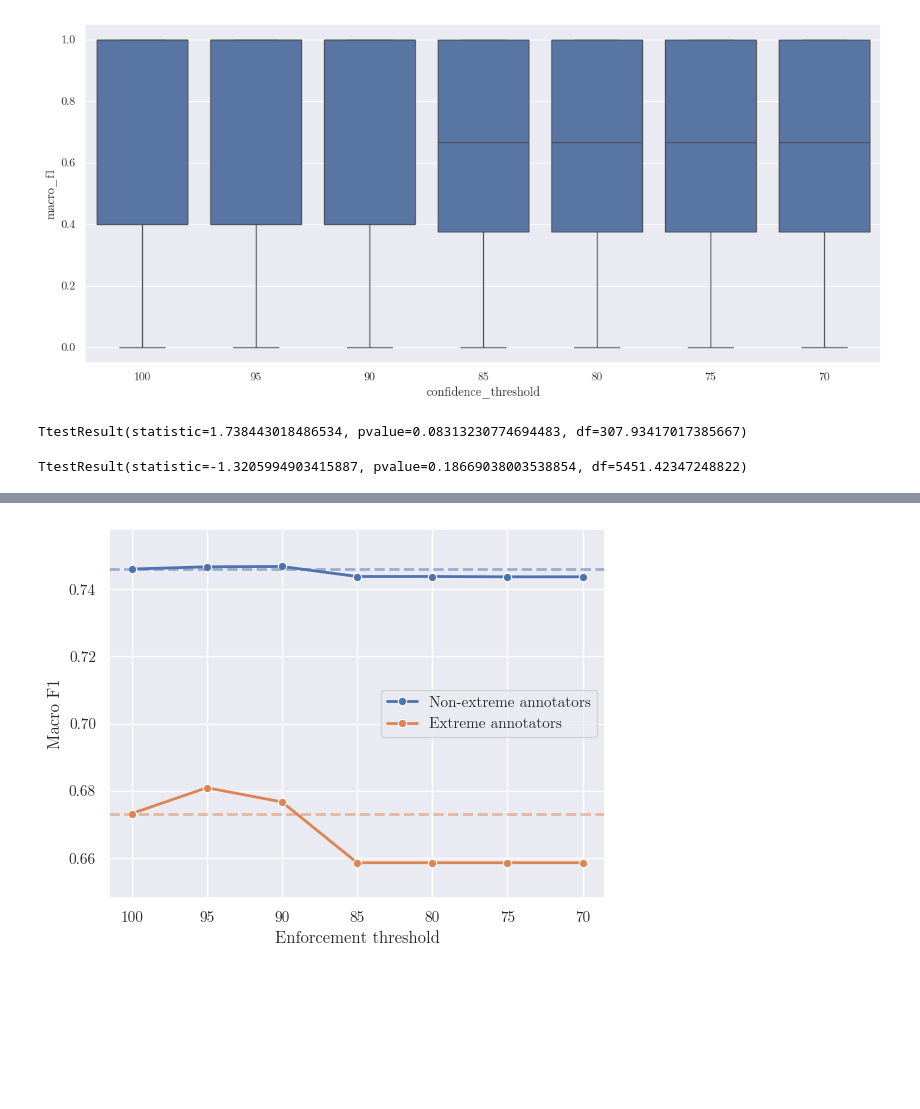
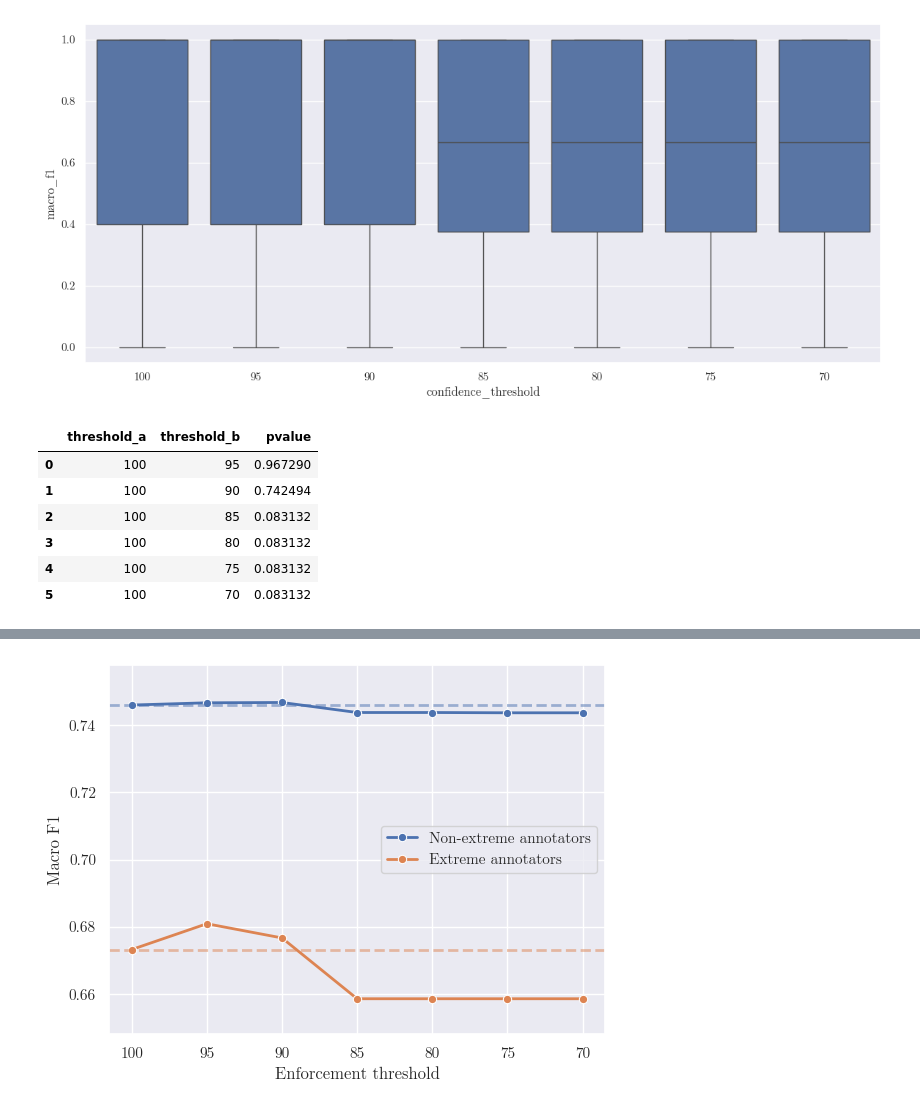
Before and after one commit to MilaNLProc/personal-hate-bounds, a Jupyter notebook: notebooks/evaluate_combined_model.ipynb, the cells around one changed output, grey strips where cells are left out. Saved outputs shown, nothing was run; the diff lists cells and outputs as text; code cells hidden in the pictures; blank space fills up the shorter version.

```diff
--- a/notebooks/evaluate_combined_model.ipynb
+++ b/notebooks/evaluate_combined_model.ipynb
@@ -1170,28 +1166,34 @@ sns.boxplot(
 plt.gca().invert_xaxis()
 # %% [output]
 [figure]
-# %%
-ttest_ind(
-    a=f1_score_statistics_extreme_annotators[
-        f1_score_statistics_extreme_annotators['confidence_threshold'] == 100
-    ]['macro_f1'],
-    b=f1_score_statistics_extreme_annotators[
-        f1_score_statistics_extreme_annotators['confidence_threshold'] == 85
-    ]['macro_f1'],
-    equal_var=False,
-
-)
-# %% [output]
-TtestResult(statistic=1.738443018486534, pvalue=0.08313230774694483, df=307.93417017385667)
-# %%
-ttest_ind(
-    a=f1_score_statistics_nonextreme_annotators[
-        f1_score_statistics_nonextreme_annotators['confidence_threshold'] == 100
-    ]['macro_f1'],
-    b=f1_score_statistics_nonextreme_annotators[
-        f1_score_statistics_nonextreme_annotators['confidence_threshold'] == 85
-    ]['macro_f1'],
-    equal_var=False,
-)
-# %% [output]
-TtestResult(statistic=-1.3205994903415887, pvalue=0.18669038003538854, df=5451.42347248822)
+# %%
+# t-test for difference between means (extreme annotators).
+f1_scores_ttests_extreme_annotators = [
+    {
+        'threshold_a': 100,
+        'threshold_b': ct_to_compare,
+        'pvalue': ttest_ind(
+            a=f1_score_statistics_extreme_annotators[
+                f1_score_statistics_extreme_annotators['confidence_threshold'] == 100
+            ]['macro_f1'],
+            b=f1_score_statistics_extreme_annotators[
+                f1_score_statistics_extreme_annotators['confidence_threshold'] == ct_to_compare
+            ]['macro_f1'],
+            equal_var=False,
+
+        ).pvalue
+    }
+    for ct_to_compare in f1_score_statistics_extreme_annotators['confidence_threshold'].unique()[:-1][::-1].tolist()
+]
+
+f1_scores_ttests_extreme_annotators = pd.DataFrame(f1_scores_ttests_extreme_annotators)
+
+f1_scores_ttests_extreme_annotators
+# %% [output]
+|  | threshold_a | threshold_b | pvalue |
+| 0 | 100 | 95 | 0.967290 |
+| 1 | 100 | 90 | 0.742494 |
+| 2 | 100 | 85 | 0.083132 |
+| 3 | 100 | 80 | 0.083132 |
+| 4 | 100 | 75 | 0.083132 |
+| 5 | 100 | 70 | 0.083132 |
```
Also changed, not shown: parts of 7 cells of this notebook.
